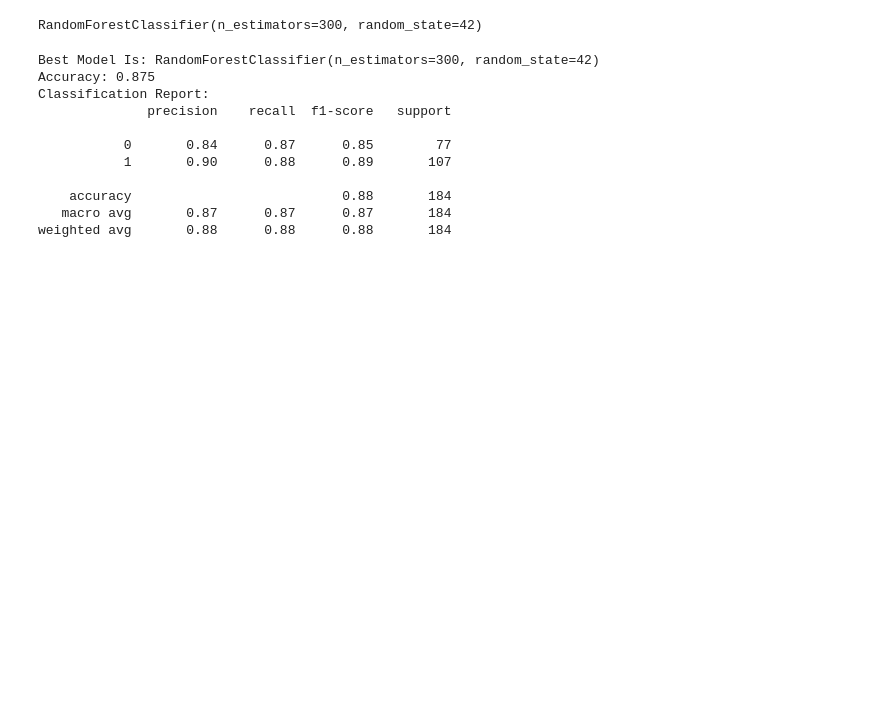
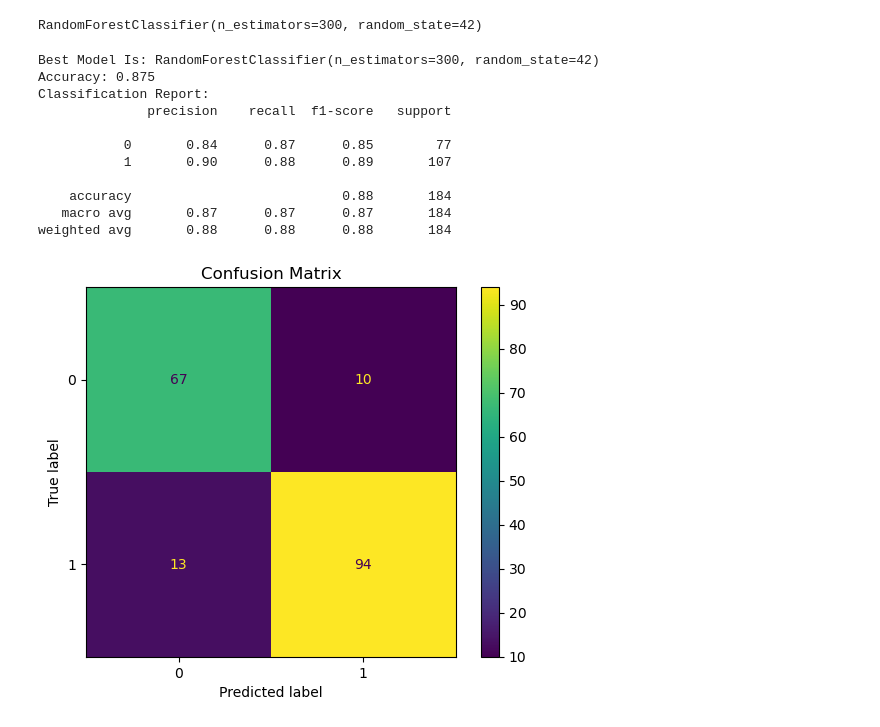
Before and after one commit to Amirali-Ghofrani/ml_practice, a Jupyter notebook: tp_HeartDiseasePrediction/tPh_HeartDiseasePrediction.ipynb, the cells around one changed output. Saved outputs shown, nothing was run; the diff lists cells and outputs as text; code cells hidden in the pictures; blank space fills up the shorter version.

Commit message:
Confusion Matrix and ROC

```diff
--- a/tp_HeartDiseasePrediction/tPh_HeartDiseasePrediction.ipynb
+++ b/tp_HeartDiseasePrediction/tPh_HeartDiseasePrediction.ipynb
@@ -101,3 +101,11 @@ Classification Report:
     accuracy                           0.88       184
    macro avg       0.87      0.87      0.87       184
 weighted avg       0.88      0.88      0.88       184
+# %%
+# Confusion Matrix
+
+ConfusionMatrixDisplay.from_estimator(best_model, x_test, y_test)
+plt.title("Confusion Matrix")
+plt.show()
+# %% [output]
+[figure, added]
```
Also changed, not shown: parts of 1 cell of this notebook.
